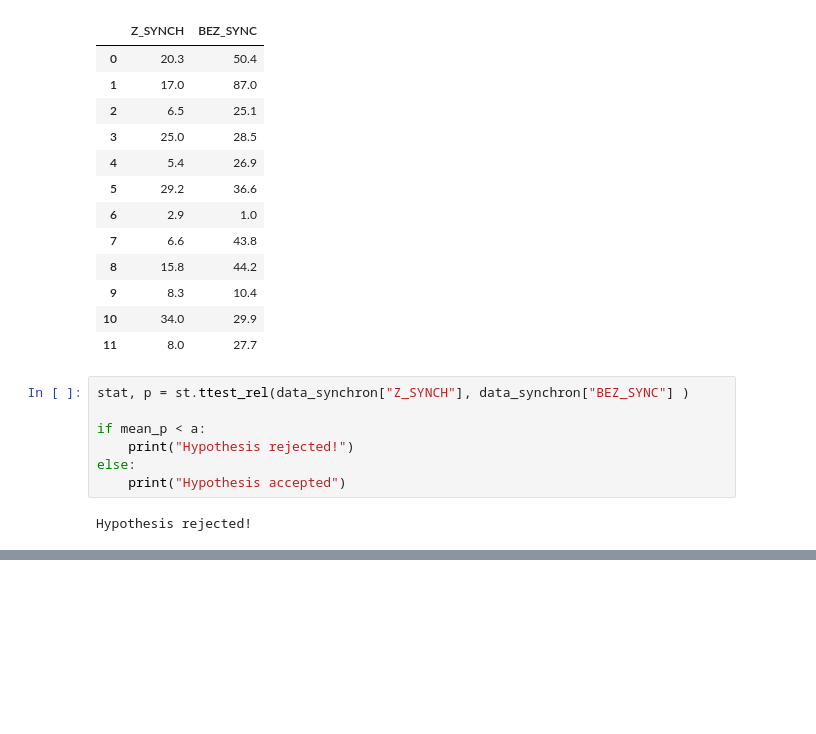
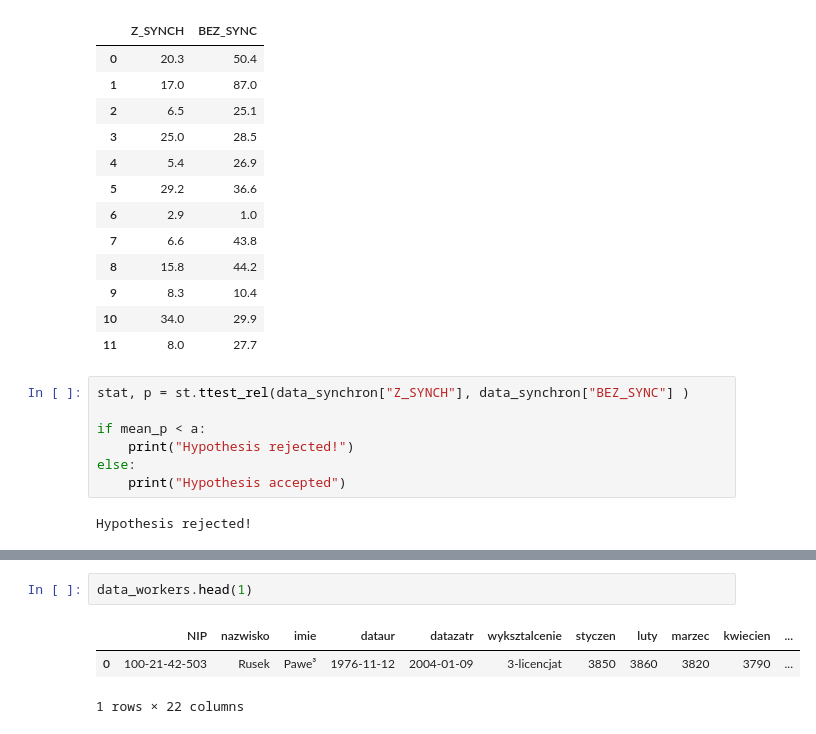
Before and after one commit to Alexa9der/Szkolenie_SDA, a Jupyter notebook: Statystyka i prawdopodoby/Zadania Statystyka i prawdopodobieństwo.ipynb, the cells around one changed output, grey strips where cells are left out. Saved outputs shown, nothing was run; the diff lists cells and outputs as text; blank space fills up the shorter version.

```diff
--- a/Statystyka i prawdopodoby/Zadania Statystyka i prawdopodobieństwo.ipynb
+++ b/Statystyka i prawdopodoby/Zadania Statystyka i prawdopodobieństwo.ipynb
@@ -928,0 +1002,6 @@ Hypothesis rejected!
+# %%
+data_workers.head(1)
+# %% [output]
+|  | NIP | nazwisko | imie | dataur | datazatr | wyksztalcenie | styczen | luty | marzec | kwiecien | ... |
+| 0 | 100-21-42-503 | Rusek | Pawe³ | 1976-11-12 | 2004-01-09 | 3-licencjat | 3850 | 3860 | 3820 | 3790 | ... |
+1 rows × 22 columns
```
Also changed, not shown: parts of 10 cells of this notebook.
